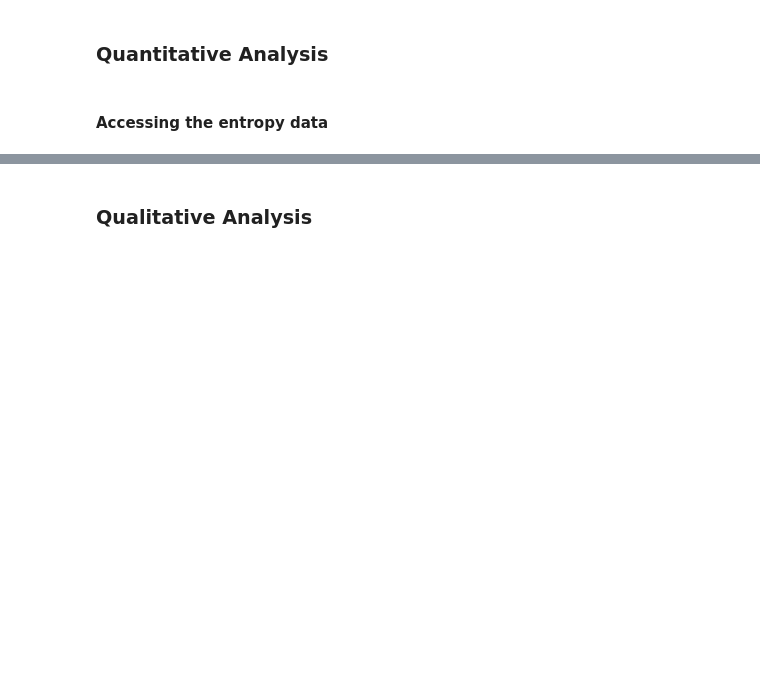
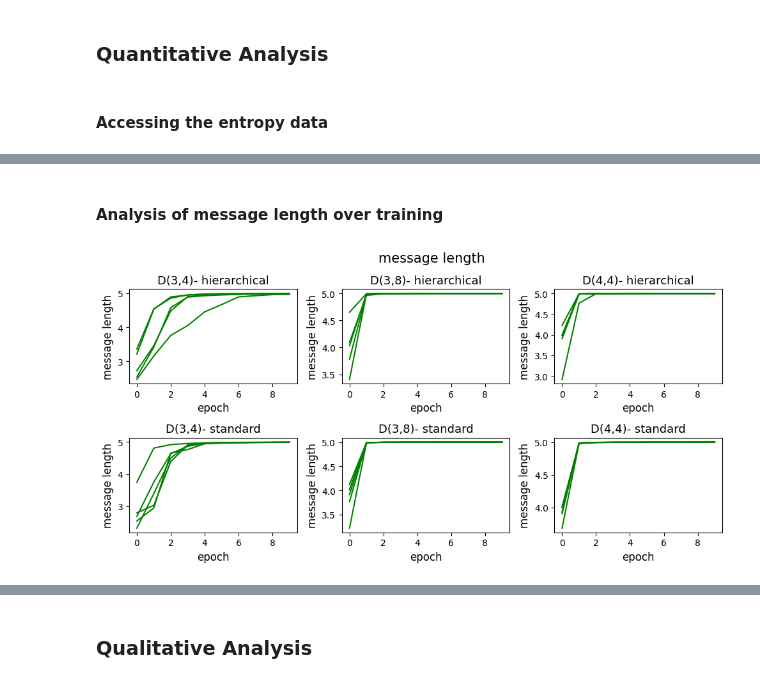
Before and after one commit to VanFra/Modelling_Communcation_and_Abstraction_HW_II, a Jupyter notebook: HW2_EmeCom.ipynb, the cells around one changed output, grey strips where cells are left out. Saved outputs shown, nothing was run; the diff lists cells and outputs as text; code cells hidden in the pictures; blank space fills up the shorter version.

```diff
--- a/HW2_EmeCom.ipynb
+++ b/HW2_EmeCom.ipynb
@@ -630,0 +588,21 @@ The learning curves of the four attribute, four values (D(4,4)) setting are simi
+# %% [markdown]
+#### Analysis of message length over training
+# %%
+
+titles = ("D(3,4)- hierarchical", "D(3,8)- hierarchical", "D(4,4)- hierarchical",
+          "D(3,4)- standard", "D(3,8)- standard", "D(4,4)- standard")
+
+plot_training_trajectory(
+    all_accuracies['train_acc'],
+    all_accuracies['val_acc'],
+    message_length_train=all_accuracies['train_message_lengths']-1,
+    message_length_val=all_accuracies['val_message_lengths']-1,
+    steps=(1, 1),
+    n_epochs=10,
+    plot_indices=(1, 2, 3, 4, 5, 6),
+    titles=titles,
+    message_length_plot=True,
+    train_only=True
+    )
+# %% [output]
+[figure, added]
```
Also changed, not shown: parts of 18 cells of this notebook, 36 other files.
